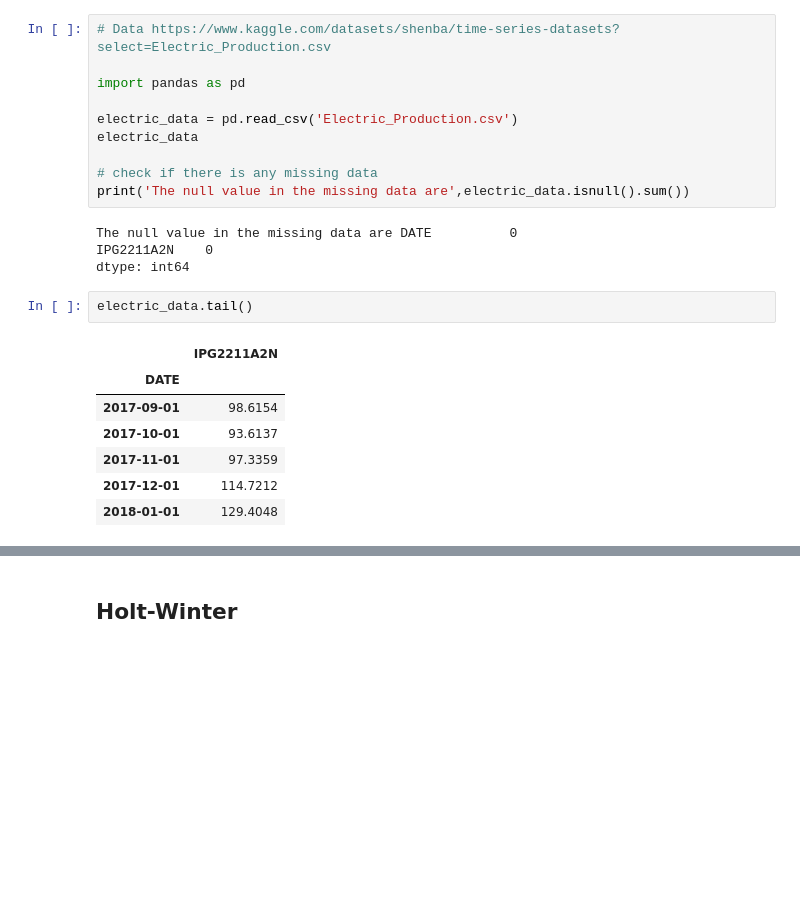
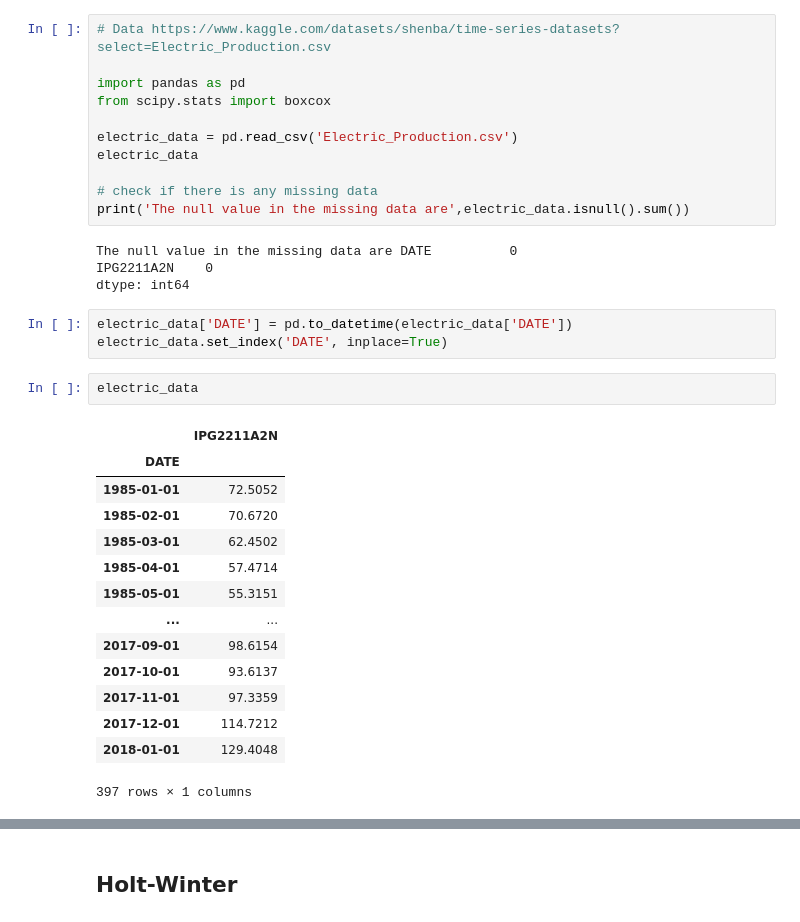
Before and after one commit to GussLii/Time-Series, a Jupyter notebook: code.ipynb, the cells around one changed output, grey strips where cells are left out. Saved outputs shown, nothing was run; the diff lists cells and outputs as text; blank space fills up the shorter version.

```diff
--- a/code.ipynb
+++ b/code.ipynb
@@ -2,6 +2,7 @@
 # Data https://www.kaggle.com/datasets/shenba/time-series-datasets?select=Electric_Production.csv
 
 import pandas as pd
+from scipy.stats import boxcox
 
 electric_data = pd.read_csv('Electric_Production.csv')
 electric_data
@@ -12,16 +13,26 @@ print('The null value in the missing data are',electric_data.isnull().sum())
 The null value in the missing data are DATE          0
 IPG2211A2N    0
 dtype: int64
+# %%
+electric_data['DATE'] = pd.to_datetime(electric_data['DATE'])
+electric_data.set_index('DATE', inplace=True)
 # %%
-electric_data.tail()
+electric_data
 # %% [output]
 |  | IPG2211A2N |
 | DATE |  |
+| 1985-01-01 | 72.5052 |
+| 1985-02-01 | 70.6720 |
+| 1985-03-01 | 62.4502 |
+| 1985-04-01 | 57.4714 |
+| 1985-05-01 | 55.3151 |
+| ... | ... |
 | 2017-09-01 | 98.6154 |
 | 2017-10-01 | 93.6137 |
 | 2017-11-01 | 97.3359 |
 | 2017-12-01 | 114.7212 |
 | 2018-01-01 | 129.4048 |
+397 rows × 1 columns
 # %%
 #spit for the train and test data
 train_data = electric_data.iloc[:len(electric_data)-24]
```
Also changed, not shown: parts of 47 cells of this notebook.
